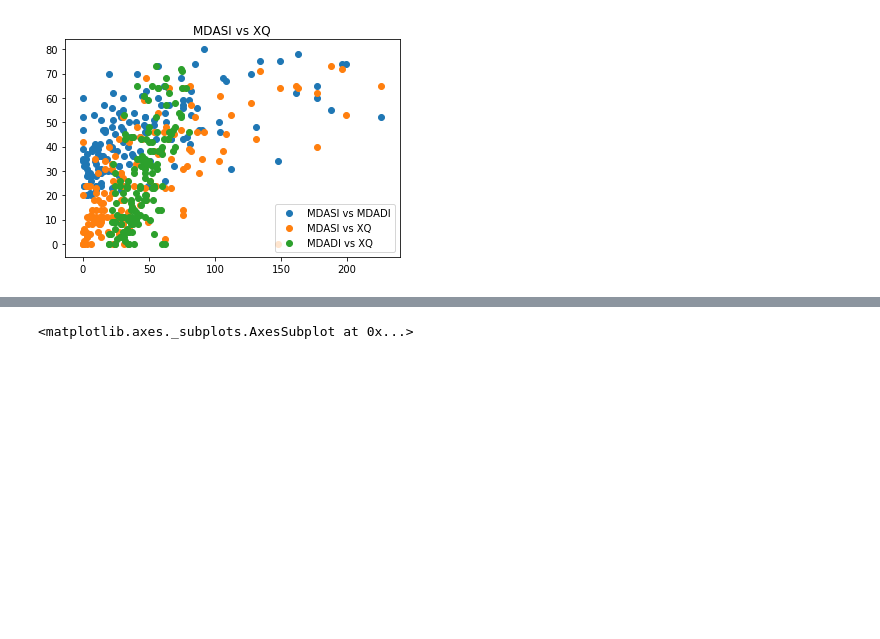
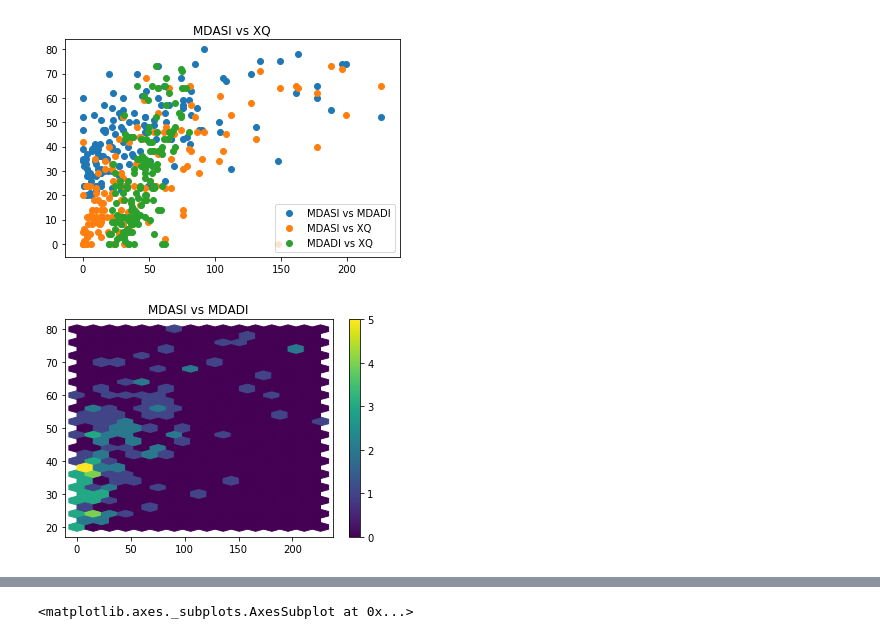
Before and after one commit to Admodan/Research, a Jupyter notebook: Python Scripts/QoL Survey Study.ipynb, the cells around one changed output, grey strips where cells are left out. Saved outputs shown, nothing was run; the diff lists cells and outputs as text; code cells hidden in the pictures; blank space fills up the shorter version.

```diff
--- a/Python Scripts/QoL Survey Study.ipynb
+++ b/Python Scripts/QoL Survey Study.ipynb
@@ -113,4 +168,12 @@ plt.legend()
 plt.show()
 # %% [output]
 [figure]
+# %%
+# Make the plot
+plt.hexbin(x, y, gridsize=(15,15) )
+plt.colorbar()
+plt.title('MDASI vs MDADI')
+plt.show()
+# %% [output]
+[figure, added]
 # %%
```
Also changed, not shown: parts of 28 cells of this notebook.
